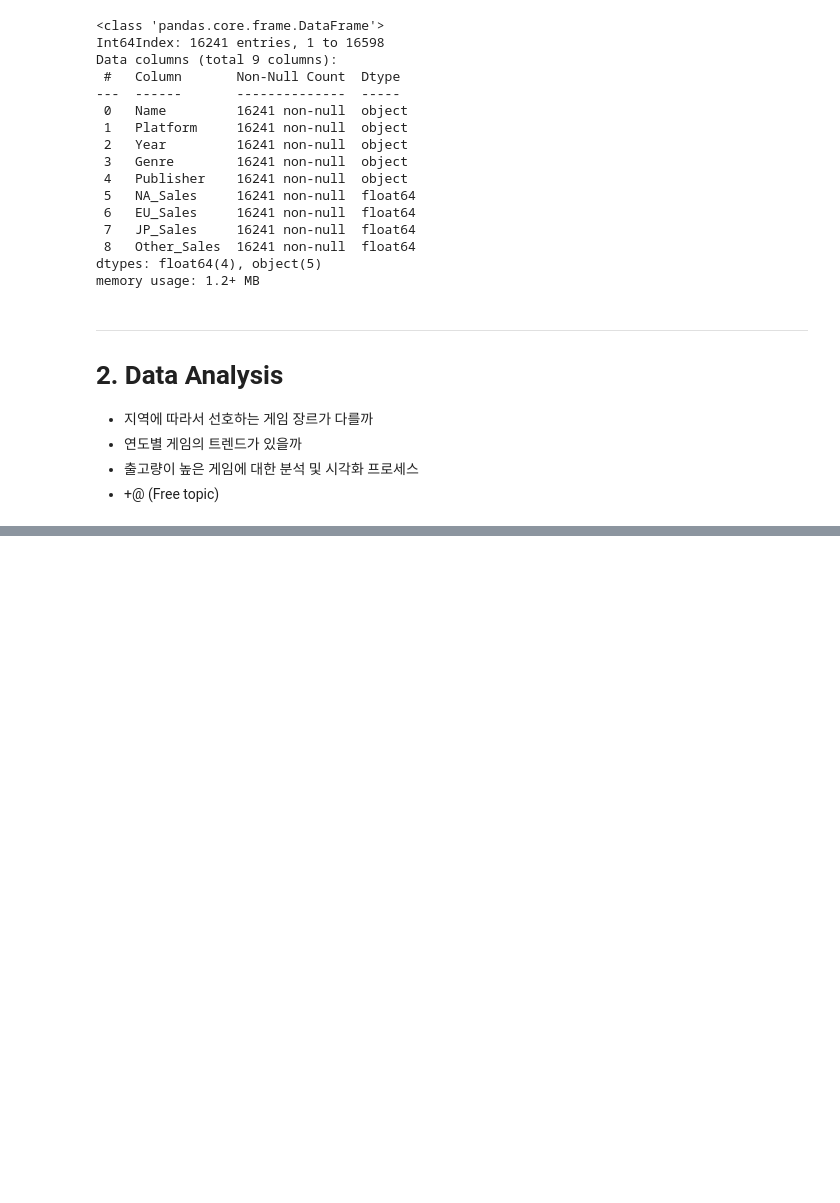
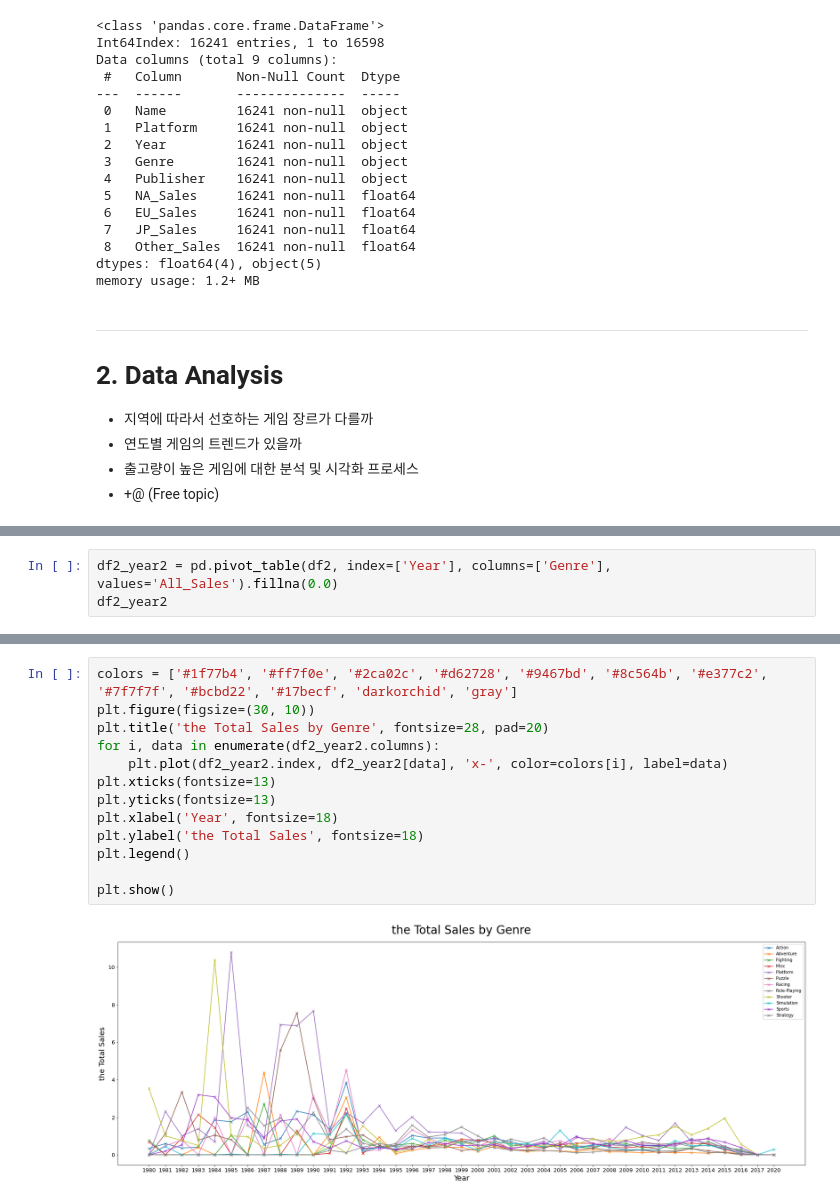
Before and after one commit to sangwook4kim/PROJ_1_VIDEOGAMES, a Jupyter notebook: ai07-sc1-proj1.ipynb, the cells around one changed output, grey strips where cells are left out. Drawn from its saved outputs; the diff is of its cells as text; blank space fills up the shorter version.

```diff
--- a/ai07-sc1-proj1.ipynb
+++ b/ai07-sc1-proj1.ipynb
@@ -249,0 +320,3 @@ memory usage: 1.2+ MB
+# %%
+df2_year2 = pd.pivot_table(df2, index=['Year'], columns=['Genre'], values='All_Sales').fillna(0.0)
+df2_year2
@@ -249,0 +342,15 @@ memory usage: 1.2+ MB
+# %%
+colors = ['#1f77b4', '#ff7f0e', '#2ca02c', '#d62728', '#9467bd', '#8c564b', '#e377c2', '#7f7f7f', '#bcbd22', '#17becf', 'darkorchid', 'gray']
+plt.figure(figsize=(30, 10))
+plt.title('the Total Sales by Genre', fontsize=28, pad=20)
+for i, data in enumerate(df2_year2.columns):
+    plt.plot(df2_year2.index, df2_year2[data], 'x-', color=colors[i], label=data)
+plt.xticks(fontsize=13)
+plt.yticks(fontsize=13)
+plt.xlabel('Year', fontsize=18)
+plt.ylabel('the Total Sales', fontsize=18)
+plt.legend()
+
+plt.show()
+# %% [output]
+[figure, added]
```
Also changed, not shown: parts of 9 cells of this notebook.
